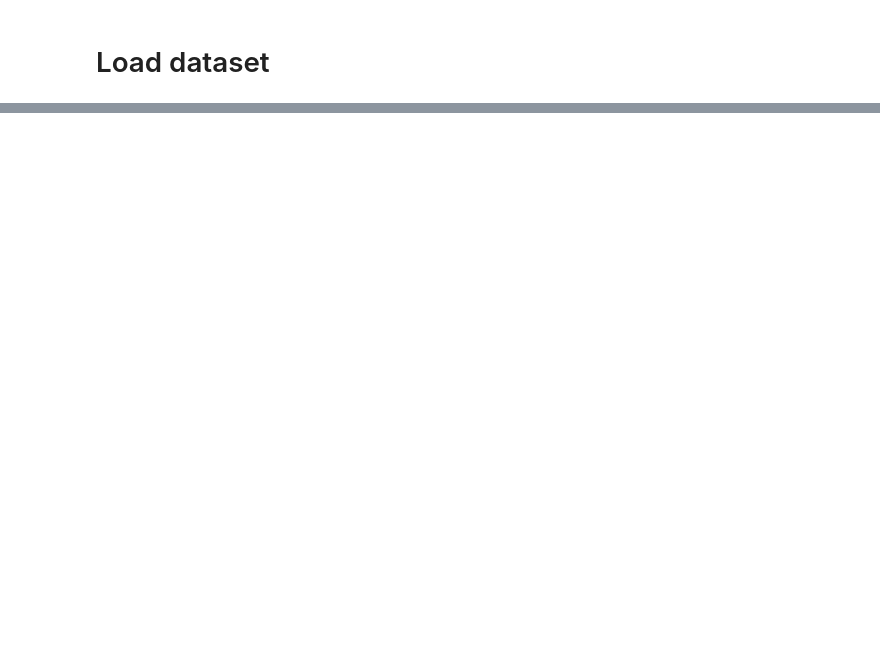
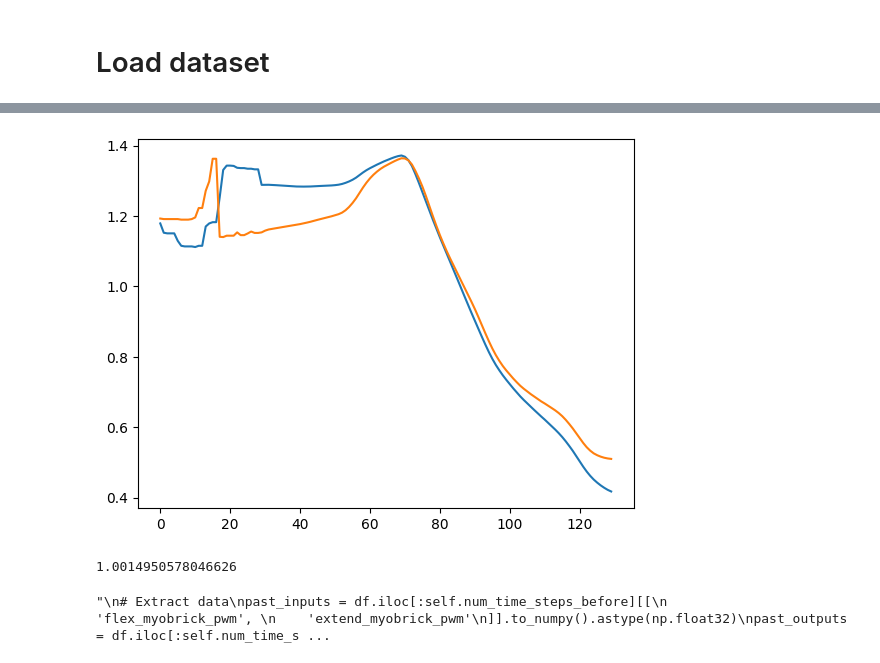
Before and after one commit to Roboy/neural-tendon-control, a Jupyter notebook: controllers/nn_1/dev/ctrl_model/generation_of_ctrl_model_dataset.ipynb, the cells around one changed output, grey strips where cells are left out. Cells and saved outputs as stored; diff of their text form; code cells hidden in the pictures; blank space fills up the shorter version.

Commit message:
Begnning the process of ctrl model dataset generation

```diff
--- a/controllers/nn_1/dev/ctrl_model/generation_of_ctrl_model_dataset.ipynb
+++ b/controllers/nn_1/dev/ctrl_model/generation_of_ctrl_model_dataset.ipynb
@@ -77,7 +35,9 @@ for i in range(past_interals.shape[0]):
 # %%
+# load model
 sys_model = SysModel(
     num_past_time_steps = 30,
     num_input_vars = 2,
     num_output_vars = 1,
     num_internal_vars = 4,
 )
+sys_model.load_state_dict(torch.load('../sys_model/sys_model_2023-02-22_15-19-49.pt'))
@@ -84,4 +45,0 @@ sys_model = SysModel(
-# %%
-# train model. log interval is set to 1
-trainer = pl.Trainer(max_epochs=1, gpus=1)
-trainer.fit(sys_model, dataloader)
@@ -95,9 +45,0 @@ torch.save(sys_model.state_dict(), 'sys_model_{}.pt'.format(now.strftime("%Y-%m-
-# %%
-# load model
-sys_model = SysModel(
-    num_past_time_steps = 30,
-    num_input_vars = 2,
-    num_output_vars = 1,
-    num_internal_vars = 4,
-)
-sys_model.load_state_dict(torch.load('./sys_model_2023-02-22_15-19-49.pt'))
@@ -127,6 +48,6 @@ test_performance_of_model(sys_model, val_dataset)
 # %%
 ar_dataset = SysModelDataset(
-    df=train_df,
+    df=sys_model_df,
     num_time_steps_before=30,
     num_time_steps_after=100
 )
@@ -178,0 +100,5 @@ plt.show()
+# %%
+for i in [0, 2]:
+    plt.plot(interals_predicted[0, i, :].detach().numpy())
+# %% [output]
+[figure, added]
@@ -178,0 +116,37 @@ plt.show()
+# %%
+optimal_torque_encoder_value = (-900 - (-2.0340237e+03)) / 1.1323308e+03
+# %% [output]
+1.0014950578046626
+# %%
+"""
+# Extract data
+past_inputs = df.iloc[:self.num_time_steps_before][[
+    'flex_myobrick_pwm',
+    'extend_myobrick_pwm'
+]].to_numpy().astype(np.float32)
+past_outputs = df.iloc[:self.num_time_steps_before][
+    'angle'
+].to_numpy().astype(np.float32)
+past_interals = df.iloc[:self.num_time_steps_before][[
+    'flex_myobrick_torque_encoder',
+    'flex_myobrick_pos_encoder',
+    'extend_myobrick_torque_encoder',
+    'extend_myobrick_pos_encoder'
+]].to_numpy().astype(np.float32)
+
+future_outputs = df.iloc[self.num_time_steps_before:self.num_time_steps_before+self.num_time_steps_after][
+    'angle'
+].to_numpy().astype(np.float32)
+future_inputs = df.iloc[self.num_time_steps_before:self.num_time_steps_before+self.num_time_steps_after][[
+    'flex_myobrick_pwm',
+    'extend_myobrick_pwm'
+]].to_numpy().astype(np.float32)
+future_interals = df.iloc[self.num_time_steps_before:self.num_time_steps_before+self.num_time_steps_after][[
+    'flex_myobrick_torque_encoder',
+    'flex_myobrick_pos_encoder',
+    'extend_myobrick_torque_encoder',
+    'extend_myobrick_pos_encoder'
+]].to_numpy().astype(np.float32)
+"""
+# %% [output]
+"\n# Extract data\npast_inputs = df.iloc[:self.num_time_steps_before][[\n    'flex_myobrick_pwm', \n    'extend_myobrick_pwm'\n]].to_numpy().astype(np.float32)\npast_outputs = df.iloc[:self.num_time_s ...
```
Also changed, not shown: parts of 31 cells of this notebook.
